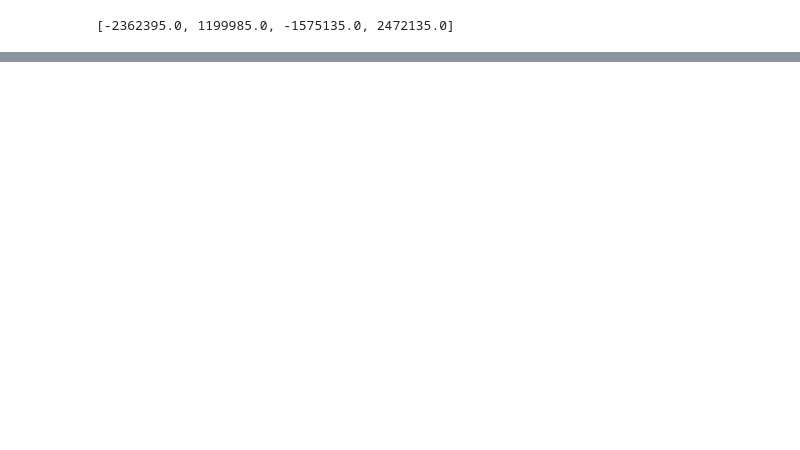
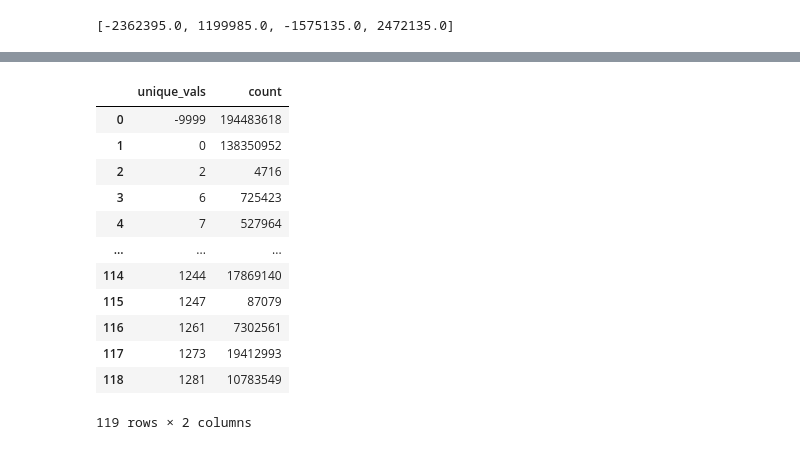
Before and after one commit to yakita1024/python_gis_py312, a Jupyter notebook: notebooks/extract_raster_by_envelope.ipynb, the cells around one changed output, grey strips where cells are left out. Cells and saved outputs as stored; diff of their text form; code cells hidden in the pictures; blank space fills up the shorter version.

```diff
--- a/notebooks/extract_raster_by_envelope.ipynb
+++ b/notebooks/extract_raster_by_envelope.ipynb
@@ -95,0 +159,7 @@ extract_raster_by_envelope(lf_2023_fccs_raster, dst_raster, xmin, ymin, xmax, ym
+# %%
+for idx, row in lf_csv_final_df.iterrows():
+    fccs_value = row['VALUE']
+    fccs_id = row['FCCSID_base']
+    print('{0}: Convert {1} to {2}'.format(idx, fccs_value, fccs_id))
+    mask = fccs_value_data == fccs_value
+    fccs_id_data[mask] = fccs_id
@@ -95,0 +184,19 @@ extract_raster_by_envelope(lf_2023_fccs_raster, dst_raster, xmin, ymin, xmax, ym
+# %%
+unique_vals, count = np.unique(fccs_id_data, return_counts=True)
+fccs_id_count_df = pd.DataFrame({'unique_vals':unique_vals, 'count':count})
+# %%
+fccs_id_count_df
+# %% [output]
+|  | unique_vals | count |
+| 0 | -9999 | 194483618 |
+| 1 | 0 | 138350952 |
+| 2 | 2 | 4716 |
+| 3 | 6 | 725423 |
+| 4 | 7 | 527964 |
+| ... | ... | ... |
+| 114 | 1244 | 17869140 |
+| 115 | 1247 | 87079 |
+| 116 | 1261 | 7302561 |
+| 117 | 1273 | 19412993 |
+| 118 | 1281 | 10783549 |
+119 rows × 2 columns
```
Also changed, not shown: parts of 18 cells of this notebook, 1 other file.
